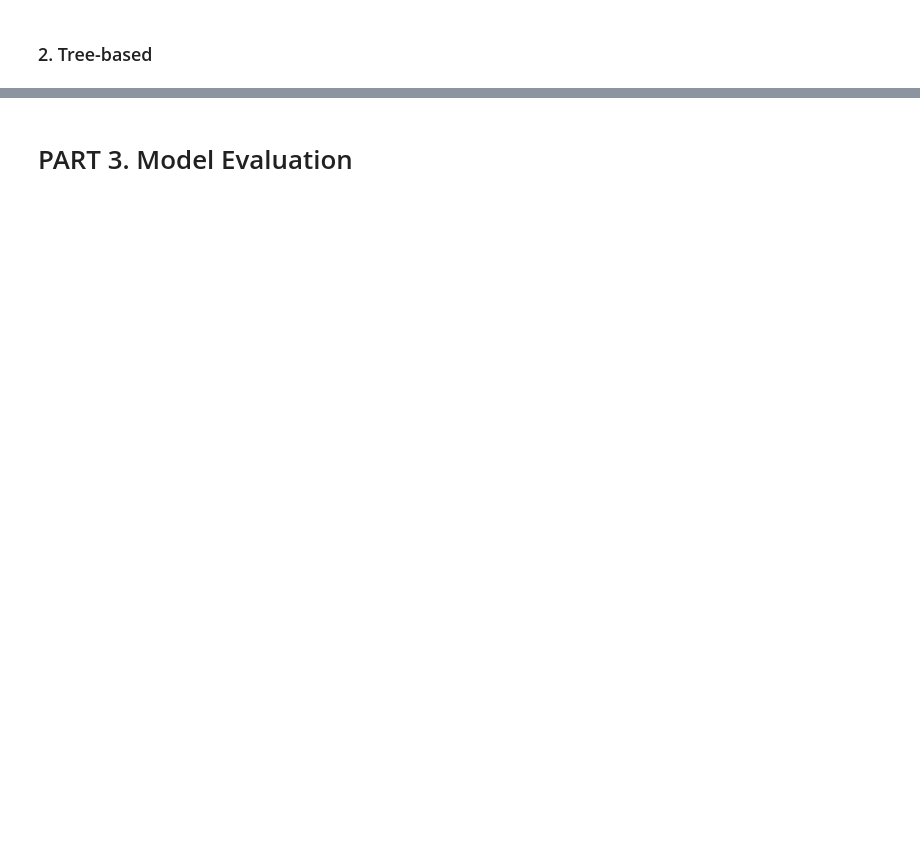
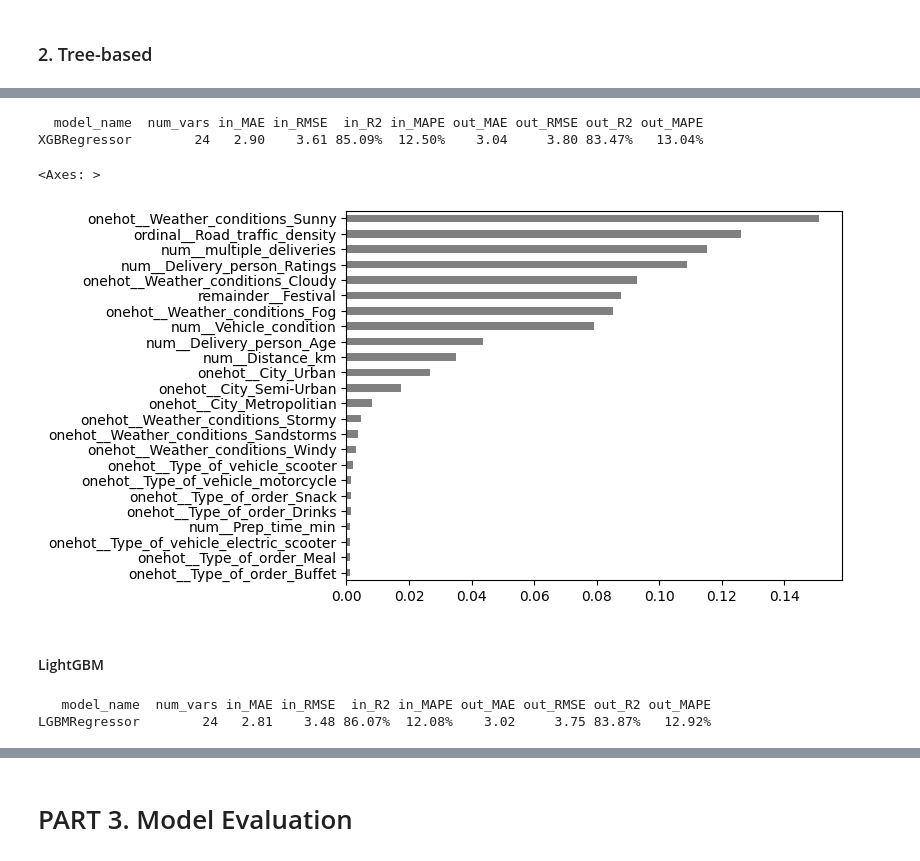
Before and after one commit to SJSUCMPE257/food-delivery-time-prediction, a Jupyter notebook: notebooks/Annas-experiment.ipynb, the cells around one changed output, grey strips where cells are left out. Cells and saved outputs as stored; diff of their text form; code cells hidden in the pictures; blank space fills up the shorter version.

```diff
--- a/notebooks/Annas-experiment.ipynb
+++ b/notebooks/Annas-experiment.ipynb
@@ -863,0 +986,35 @@ plt.show()
+# %%
+xgb_optimal = XGBRegressor(
+    n_estimators=100,
+    max_depth=6,
+    learning_rate=0.1,
+    random_state=42
+)
+
+xgb_optimal.fit(X_train_encoded_raw, y_train_clean)
+
+xgb_optimal_result = print_result(xgb_optimal, X_train_encoded_raw, y_train_clean, X_test_encoded_raw, y_test_clean)
+# %% [output]
+  model_name  num_vars in_MAE in_RMSE  in_R2 in_MAPE out_MAE out_RMSE out_R2 out_MAPE
+XGBRegressor        24   2.90    3.61 85.09%  12.50%    3.04     3.80 83.47%   13.04%
+# %%
+pd.Series(xgb_optimal.feature_importances_, index=feature_names).sort_values().plot(kind='barh', color='gray')
+# %% [output]
+<Axes: >
+[figure, added]
+# %% [markdown]
+#### LightGBM
+# %%
+lgbm = LGBMRegressor(
+    n_estimators=300,
+    max_depth=6,
+    learning_rate=0.1,
+    random_state=42,
+    verbose=-1
+)
+lgbm.fit(X_train_encoded_raw, y_train_clean)
+
+lgbm_result = print_result(lgbm, X_train_encoded_raw, y_train_clean, X_test_encoded_raw, y_test_clean)
+# %% [output]
+   model_name  num_vars in_MAE in_RMSE  in_R2 in_MAPE out_MAE out_RMSE out_R2 out_MAPE
+LGBMRegressor        24   2.81    3.48 86.07%  12.08%    3.02     3.75 83.87%   12.92%
```
Also changed, not shown: parts of 42 cells of this notebook, 4 other files.
